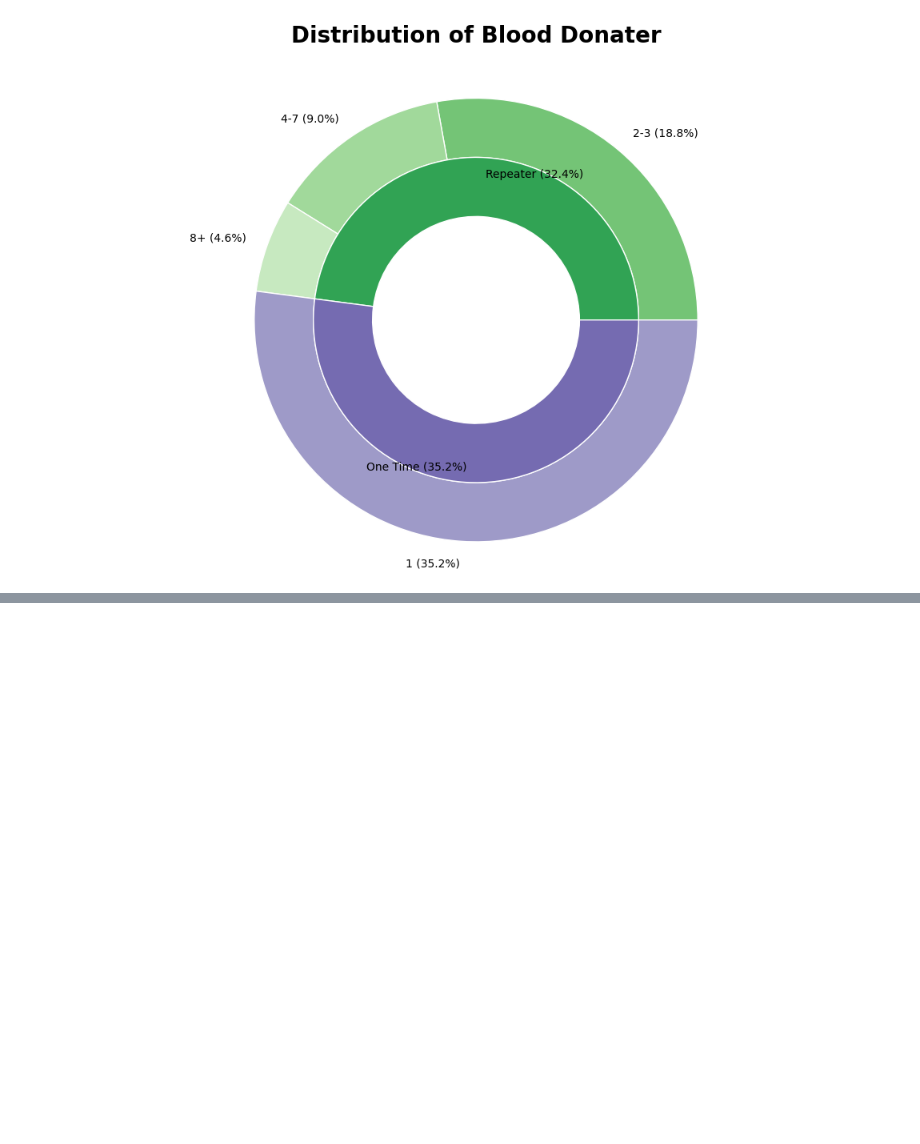
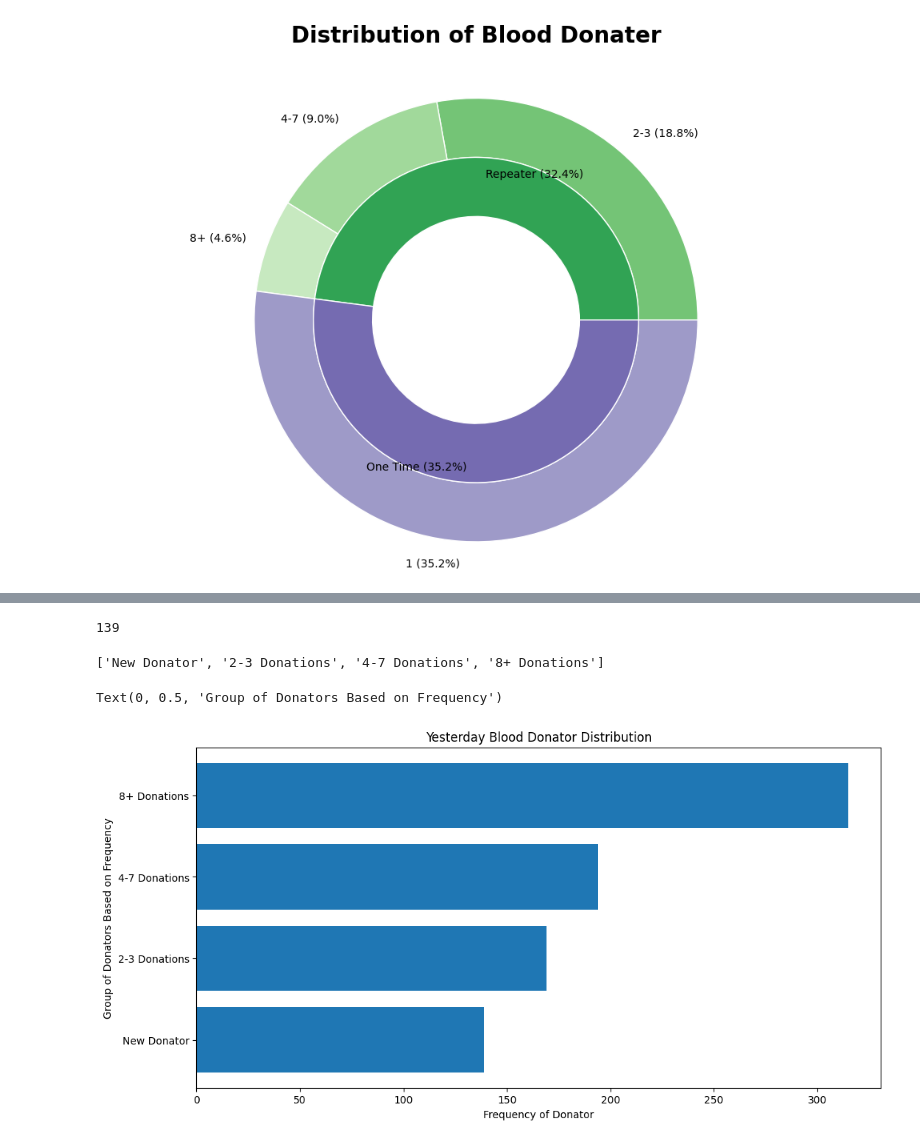
Before and after one commit to adleefuad/blood_donation, a Jupyter notebook: EDA.ipynb, the cells around one changed output, grey strips where cells are left out. Drawn from its saved outputs; the diff is of its cells as text; code cells hidden in the pictures; blank space fills up the shorter version.

Commit message:
Graph for Question2 is Finalised

```diff
--- a/EDA.ipynb
+++ b/EDA.ipynb
@@ -296,0 +239,14 @@ plt.show()
+# %%
+#Getting all latest date donor
+latest_date = max(sort_gran_fil['visit_date'])
+latest_donor = sort_gran_fil[sort_gran_fil['visit_date']==latest_date]
+# %%
+#Using the donor_id get the number of donations they already did
+donor_today = list(latest_donor['donor_id'])
+
+donations_n = []
+for id in donor_today:
+    donations_n.append(donor_donations[donor_donations['donor_id'] == id]['donation_count'].values[0])
+
+latest_donor['donations_count'] = donations_n
+latest_donor.head(10)
@@ -296,0 +270,29 @@ plt.show()
+# %%
+latest_donor[latest_donor['donations_count']== 1]['donations_count'].count()
+# %% [output]
+139
+# %%
+#Banding the donation_count
+new_latest = latest_donor[latest_donor['donations_count']== 1]['donations_count'].count()
+first_group_latest = latest_donor[(latest_donor['donations_count']>= 2)&(latest_donor['donations_count']<=3)]['donations_count'].count()
+second_group_latest = latest_donor[(latest_donor['donations_count']>= 4)&(latest_donor['donations_count']<=7)]['donations_count'].count()
+third_group_latest = latest_donor[(latest_donor['donations_count']>=8)]['donations_count'].count()
+
+values = [new_latest,first_group_latest,second_group_latest,third_group_latest]
+values
+labels_latest = ['New Donator','2-3 Donations','4-7 Donations','8+ Donations']
+labels_latest
+# %% [output]
+['New Donator', '2-3 Donations', '4-7 Donations', '8+ Donations']
+# %%
+#plot Horizontal Bar for the latest donations frequency
+fig,ax = plt.subplots(figsize=(12,6))
+plt.barh(labels_latest,values),
+
+plt.title('Yesterday Blood Donator Distribution')
+
+plt.xlabel('Frequency of Donator')
+plt.ylabel('Group of Donators Based on Frequency')
+# %% [output]
+Text(0, 0.5, 'Group of Donators Based on Frequency')
+[figure, added]
```
Also changed, not shown: parts of 14 cells of this notebook.
